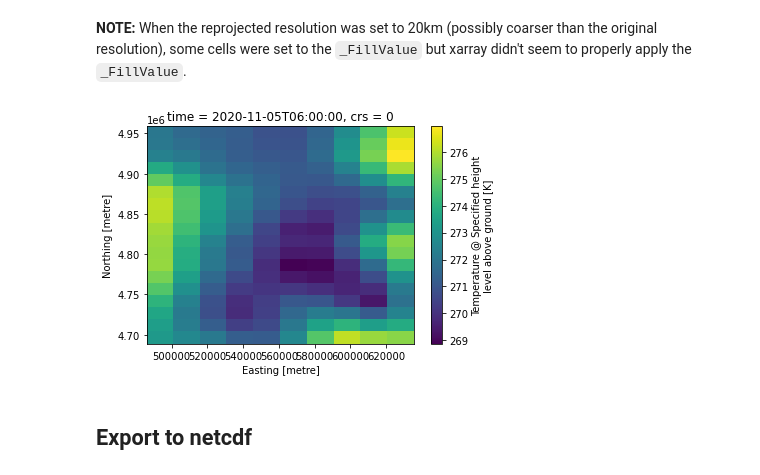
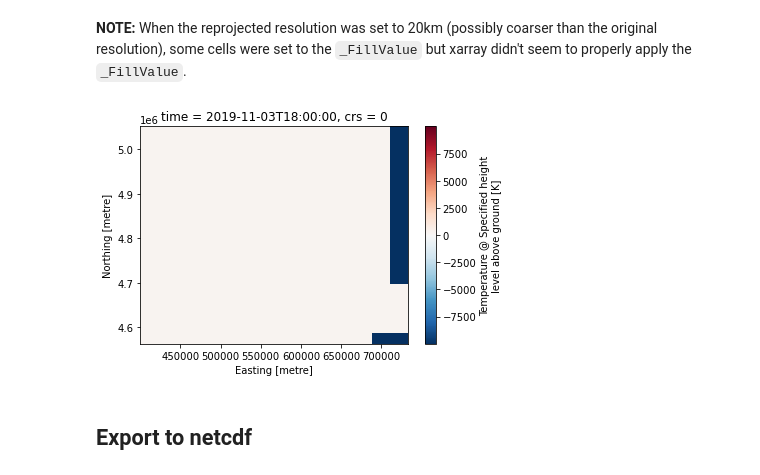
Before and after one commit to snowmodel-tools/preprocess_python, a Jupyter notebook: CFSv2_fromNCEI_TDS.ipynb, the cells around one changed output. Drawn from its saved outputs; the diff is of its cells as text; code cells hidden in the pictures.

```diff
--- a/CFSv2_fromNCEI_TDS.ipynb
+++ b/CFSv2_fromNCEI_TDS.ipynb
@@ -87,0 +113,4 @@ end_date = '2020-11-10'
+# %%
+# start_date, end_date = '2020-11-05', '2020-11-07'
+start_date, end_date = '2019-11-01', '2019-11-30'
+# start_date, end_date = '2018-08-31 20:00', '2018-09-03'
@@ -162,3 +197,10 @@ def concatds_cleanup(ds_lst, crs, grid_mapping_name='crs'):
 ### Construct and execute the query
 
 Step through days in the date range, setting the `TDSCatalog` for each day, then stepping through the 4 model time steps ("model cycles"). The path to the `TDSCatalog` is constructed dynamically based on the date; the path to each `grib2` dataset is also constructed dynamically.
+# %%
+# Create a sligthly larger box for the data query, relative to geobbox
+buffered_geobbox = geobbox.copy()
+buffered_geobbox['south'] = geobbox['south'] - geobbox_buffer_north
+buffered_geobbox['north'] = geobbox['north'] + geobbox_buffer_north
+buffered_geobbox['west'] = geobbox['west'] - geobbox_buffer_east
+buffered_geobbox['east'] = geobbox['east'] + geobbox_buffer_east
@@ -169,11 +215,14 @@ data_ds_lst = []
 for day in pd.date_range(start=start_date, end=end_date):
     print(day)
     cfsv2_cat = TDSCatalog(f"{tds_base_url}/{day:%Y}/{day:%Y%m}/{day:%Y%m%d}/catalog.xml")
+    # NOTE: THIS SCHEME WILL PULL ENTIRE DAYS' WORTH OF DATA; IT DOES NOT REFINE THE QUERY BY TIME
     # Step through time steps (UTC times)
+    fts = 6
     for t in [0, 6, 12, 18]:
-        grb2_fname = f"cdas1.t{t:02d}z.sfluxgrbf06.grib2"
+        grb2_fname = f"cdas1.t{t:02d}z.sfluxgrbf{fts:02d}.grib2"
+        print(f"    {grb2_fname}")
         grb2_tds = cfsv2_cat.datasets[grb2_fname]
-        xrds = get_subset_as_xrds(grb2_tds, variable_names, geobbox)
+        xrds = get_subset_as_xrds(grb2_tds, variable_names, buffered_geobbox)
         for v in variable_names:
             # Most of the variables are assigned time1, so it should be more efficient to do the rename on 'time'
             if 'time' in xrds[v].dims:
@@ -250,7 +310,8 @@ data_ds.Temperature_height_above_ground.sel(time='2020-10-19 07:00', method="nea
 x_name = 'easting'
 y_name = 'northing'
 # %%
-data_reproj_ds = data_ds.rio.reproject(to_crs, resolution=to_resolution, resampling=Resampling.bilinear)
+# resampling=Resampling.bilinear
+data_reproj_ds = data_ds.rio.reproject(to_crs, resolution=to_resolution, resampling=Resampling.nearest)
 data_reproj_ds = (
     data_reproj_ds
     .rio.set_spatial_dims('x', 'y')
@@ -282,9 +343,10 @@ Data variables:
 # %% [markdown]
 **NOTE:** When the reprojected resolution was set to 20km (possibly coarser than the original resolution), some cells were set to the `_FillValue` but xarray didn't seem to properly apply the `_FillValue`.
 # %%
-data_reproj_ds.Temperature_height_above_ground.sel(time='2020-10-19 07:00', method="nearest").plot();
+# data_reproj_ds.Temperature_height_above_ground.sel(time='2020-10-19 07:00', method="nearest").plot();
+data_reproj_ds.Temperature_height_above_ground.isel(time=10).plot();
 # %% [output]
-[figure, old version]
+[figure, new version]
 # %% [markdown]
 ## Export to netcdf
 # %% [markdown]
```
Also changed, not shown: parts of 17 cells of this notebook, 3 other files.
